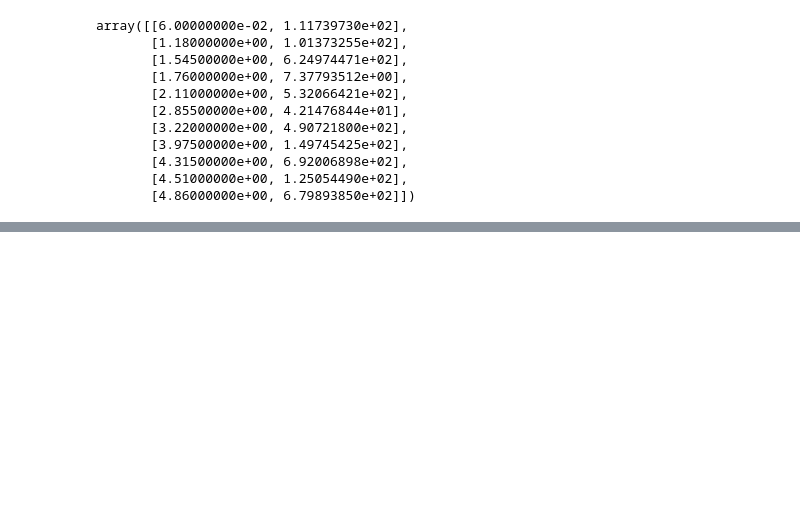
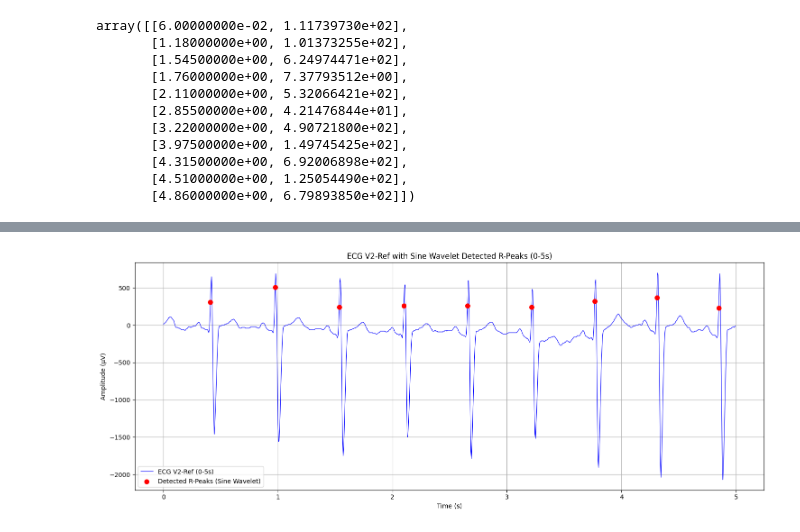
Before and after one commit to D2718281828nis/BioMedAI-Wavelet-P_R_T_peaks-detection, a Jupyter notebook: ECG_Rpeaks_wavelet_detection.ipynb, the cells around one changed output, grey strips where cells are left out. Saved outputs shown, nothing was run; the diff lists cells and outputs as text; code cells hidden in the pictures; blank space fills up the shorter version.

```diff
--- a/ECG_Rpeaks_wavelet_detection.ipynb
+++ b/ECG_Rpeaks_wavelet_detection.ipynb
@@ -779,0 +610,82 @@ plt.show()
+# %%
+import numpy as np
+import matplotlib.pyplot as plt
+
+# Define the 'sine' wavelet (wav3) from the provided context
+wav3 = np.array([0, 1.4, 2, 1.4, 0, -1.4, -2, -1.4, 0])
+
+# The ECG signal we are working with is windowed_ecg_data
+# and its time axis is time_axis_windowed, sampling frequency is sfreq.
+
+data_s = windowed_ecg_data
+
+# Define the range for analysis (in samples of data_s)
+range_beg = 0
+range_end = len(data_s)
+
+# --- Convolution ---
+# Convolve the ECG signal with the 'sine' wavelet (wav3)
+ws = []
+for kk in range(range_beg, range_end - len(wav3)):
+    integr = sum(data_s[kk + ii] * wav3[ii] for ii in range(len(wav3)))
+    ws.append(integr)
+
+# Convert ws to a numpy array for easier handling
+ws = np.array(ws)
+
+# --- Thresholding ---
+# Fixed threshold as in the original code
+porog = 460
+ws_corr = np.array([max(0, w - porog) for w in ws])
+
+# --- R-peak Detection ---
+indR = [] # List to store R-peak indices (relative to data_s)
+yR   = [] # List to store R-peak magnitudes for plotting
+
+ii = 1
+tmp_max = 0
+flag = False
+while ii <= len(ws_corr) - 1:
+    if ws_corr[ii] > tmp_max:
+        tmp_max = ws_corr[ii]
+        flag = True
+    else:
+        if flag:
+            # The peak is found at 'ii - 1'
+            actual_peak_idx = range_beg + ii - 1
+            if actual_peak_idx < len(data_s): # Ensure index is within bounds
+                indR.append(actual_peak_idx)
+                yR.append(data_s[actual_peak_idx]) # Use actual ECG amplitude
+            tmp_max = ws_corr[ii]
+            flag = False
+        else:
+            tmp_max = ws_corr[ii]
+    ii += 1
+
+print(f"Detected R-peaks: {len(indR)}")
+
+# --- Plotting ---
+plt.figure(figsize=(15, 6))
+
+# Plot the windowed ECG data
+plt.plot(time_axis_windowed, windowed_ecg_data, 'b-', linewidth=0.8, label='ECG V2-Ref (0-5s)')
+
+# Plot the detected R-peaks
+# Convert R-peak indices (indR) to time using time_axis_windowed
+# Ensure indR contains valid indices for time_axis_windowed and windowed_ecg_data
+
+# Filter out any indR that might be out of bounds if convolution logic resulted in edge cases
+valid_indR = [idx for idx in indR if idx < len(time_axis_windowed)]
+valid_r_peak_times = [time_axis_windowed[idx] for idx in valid_indR]
+valid_r_peak_magnitudes = [windowed_ecg_data[idx] for idx in valid_indR]
+
+plt.scatter(valid_r_peak_times, valid_r_peak_magnitudes, color='red', s=50, marker='o', zorder=5, label='Detected R-Peaks (Sine Wavelet)')
+
+plt.xlabel('Time (s)')
+plt.ylabel('Amplitude (µV)')
+plt.title('ECG V2-Ref with Sine Wavelet Detected R-Peaks (0-5s)')
+plt.grid(True)
+plt.legend()
+plt.tight_layout()
+plt.show()
+# %% [output]
@@ -779,0 +693 @@ plt.show()
+[figure, added]
```
Also changed, not shown: parts of 6 cells of this notebook.
